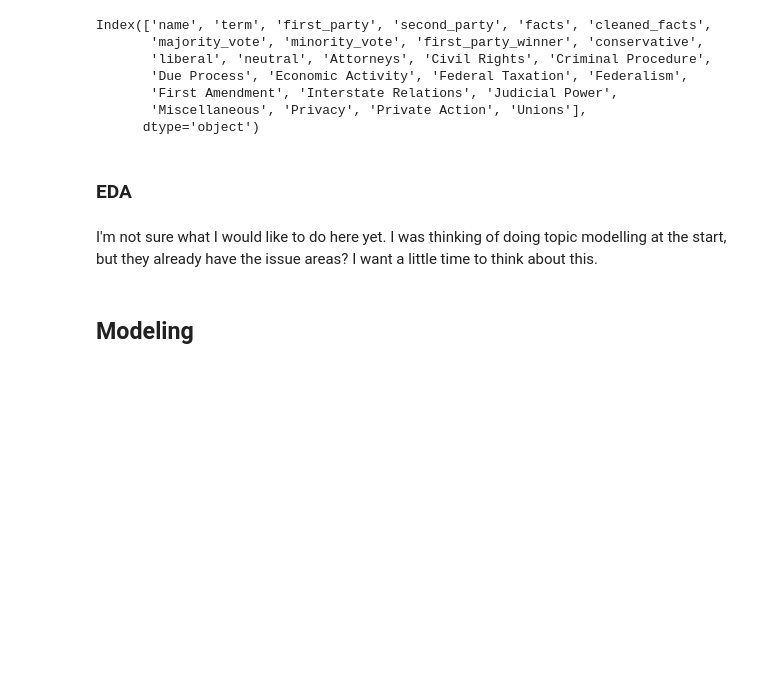
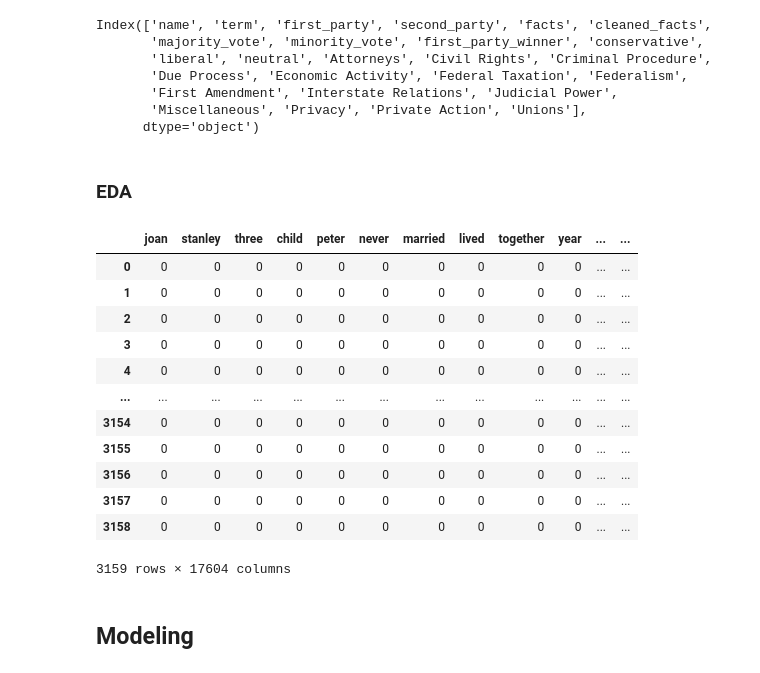
Before and after one commit to brandonowens24/Supreme_Court_Decisions, a Jupyter notebook: Notebook.ipynb, the cells around one changed output. Saved outputs shown, nothing was run; the diff lists cells and outputs as text; code cells hidden in the pictures; blank space fills up the shorter version.

Commit message:
counts df

```diff
--- a/Notebook.ipynb
+++ b/Notebook.ipynb
@@ -247,5 +231,28 @@ import seaborn as sns
-# %% [markdown]
-I'm not sure what I would like to do here yet. I was thinking of doing topic modelling at the start, but they already have the issue areas? I want a little time to think about this.
+# %%
+from sklearn.feature_extraction.text import CountVectorizer
+from sklearn.feature_extraction.text import TfidfVectorizer
+
+count_vectorizer = CountVectorizer()
+# %%
+counts_vectorized = count_vectorizer.fit_transform(cases["cleaned_facts"])
+counts_array = counts_vectorized.toarray()
+counts_df = pd.DataFrame(counts_array, columns = count_vectorizer.vocabulary_.keys())
+# %%
+counts_df
+# %% [output]
+|  | joan | stanley | three | child | peter | never | married | lived | together | year | ... | ... |
+| 0 | 0 | 0 | 0 | 0 | 0 | 0 | 0 | 0 | 0 | 0 | ... | ... |
+| 1 | 0 | 0 | 0 | 0 | 0 | 0 | 0 | 0 | 0 | 0 | ... | ... |
+| 2 | 0 | 0 | 0 | 0 | 0 | 0 | 0 | 0 | 0 | 0 | ... | ... |
+| 3 | 0 | 0 | 0 | 0 | 0 | 0 | 0 | 0 | 0 | 0 | ... | ... |
+| 4 | 0 | 0 | 0 | 0 | 0 | 0 | 0 | 0 | 0 | 0 | ... | ... |
+| ... | ... | ... | ... | ... | ... | ... | ... | ... | ... | ... | ... | ... |
+| 3154 | 0 | 0 | 0 | 0 | 0 | 0 | 0 | 0 | 0 | 0 | ... | ... |
+| 3155 | 0 | 0 | 0 | 0 | 0 | 0 | 0 | 0 | 0 | 0 | ... | ... |
+| 3156 | 0 | 0 | 0 | 0 | 0 | 0 | 0 | 0 | 0 | 0 | ... | ... |
+| 3157 | 0 | 0 | 0 | 0 | 0 | 0 | 0 | 0 | 0 | 0 | ... | ... |
+| 3158 | 0 | 0 | 0 | 0 | 0 | 0 | 0 | 0 | 0 | 0 | ... | ... |
+3159 rows × 17604 columns
 # %% [markdown]
 ## Modeling
 # %% [markdown]
```
Also changed, not shown: parts of 3 cells of this notebook.
